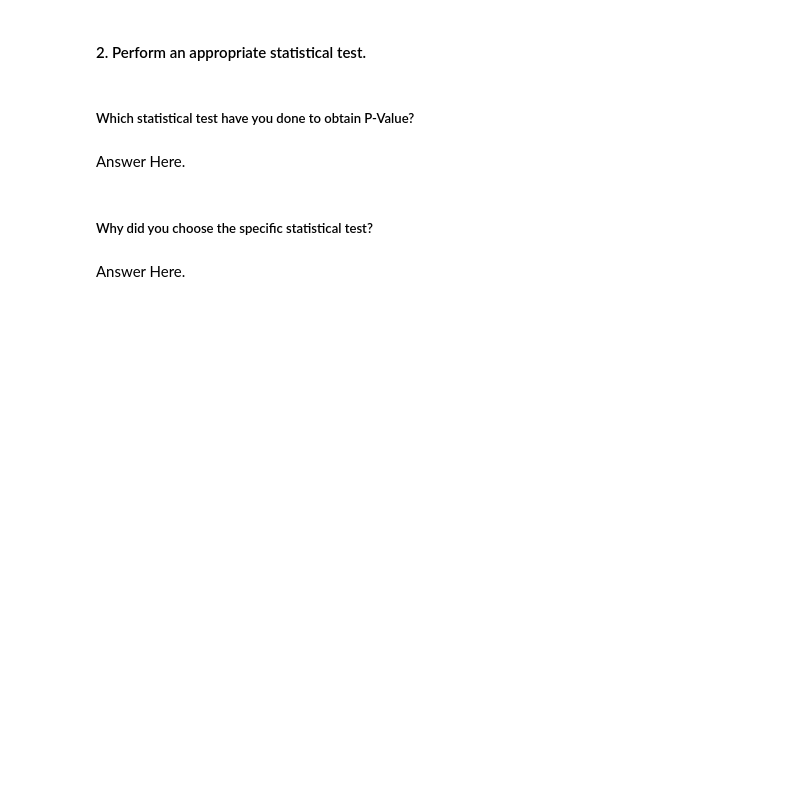
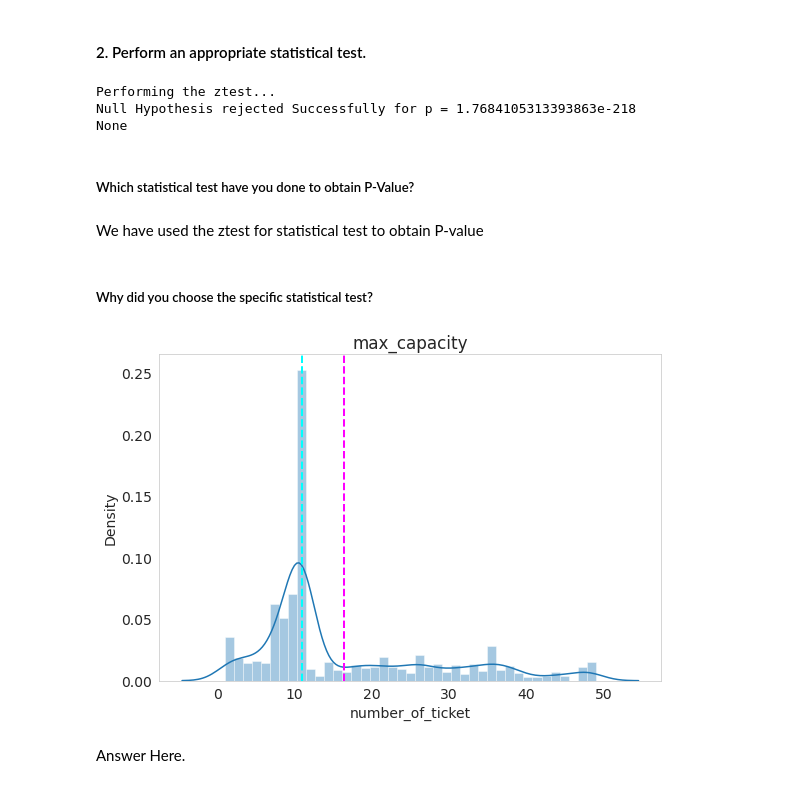
Before and after one commit to maxashoka3/Transport-Demand-Prediction, a Jupyter notebook: Transport_Demand_Prediction.ipynb, the cells around one changed output. Drawn from its saved outputs; the diff is of its cells as text; code cells hidden in the pictures; blank space fills up the shorter version.

```diff
--- a/Transport_Demand_Prediction.ipynb
+++ b/Transport_Demand_Prediction.ipynb
@@ -1277,9 +1318,47 @@ Answer Here.
+# %%
+# Perform Statistical Test to obtain P-Value
+hypo_1 = df[((df['Season'] == 'Hot Dry') |
+            (df['Season'] == 'Cool Dry')) &
+            (df['payment_method'] =='Mpesa') &
+
+            (df['Year'] == 2017)]
+
+
+# null hypothesis
+hypothesis_number = 20
+
+sample_mean = hypo_1['number_of_ticket'].mean()
+size = len(hypo_1)
+std  = hypo_1['number_of_ticket'].std()
+# %%
+# Getting Z value
+z = findz(hypothesis_number,sample_mean,size,std)
+# Getting P - Value
+p = p_value(z=z,test = 'z',tailed='l',hypothesis_number=hypothesis_number,sample_df=hypo_1,col="number_of_ticket")
+# Getting Conclusion
+print(conclusion(p))
+# %% [output]
+Performing the ztest...
+Null Hypothesis rejected Successfully for p = 1.7684105313393863e-218
+None
 # %% [markdown]
 ##### Which statistical test have you done to obtain P-Value?
-# %% [markdown]
-Answer Here.
+# %% [markdown]
+We have used the ztest for statistical test to obtain P-value
 # %% [markdown]
 ##### Why did you choose the specific statistical test?
+# %%
+
+fig=plt.figure(figsize=(9,6))
+ax=fig.gca()
+feature= (hypo_1["number_of_ticket"])
+sns.distplot(hypo_1["number_of_ticket"])
+ax.axvline(feature.mean(),color='magenta', linestyle='dashed', linewidth=2)
+ax.axvline(feature.median(),color='cyan', linestyle='dashed', linewidth=2)
+ax.set_title(col)
+plt.show()
+# %% [output]
+[figure, added]
 # %% [markdown]
 Answer Here.
 # %% [markdown]
```
Also changed, not shown: parts of 31 cells of this notebook.
